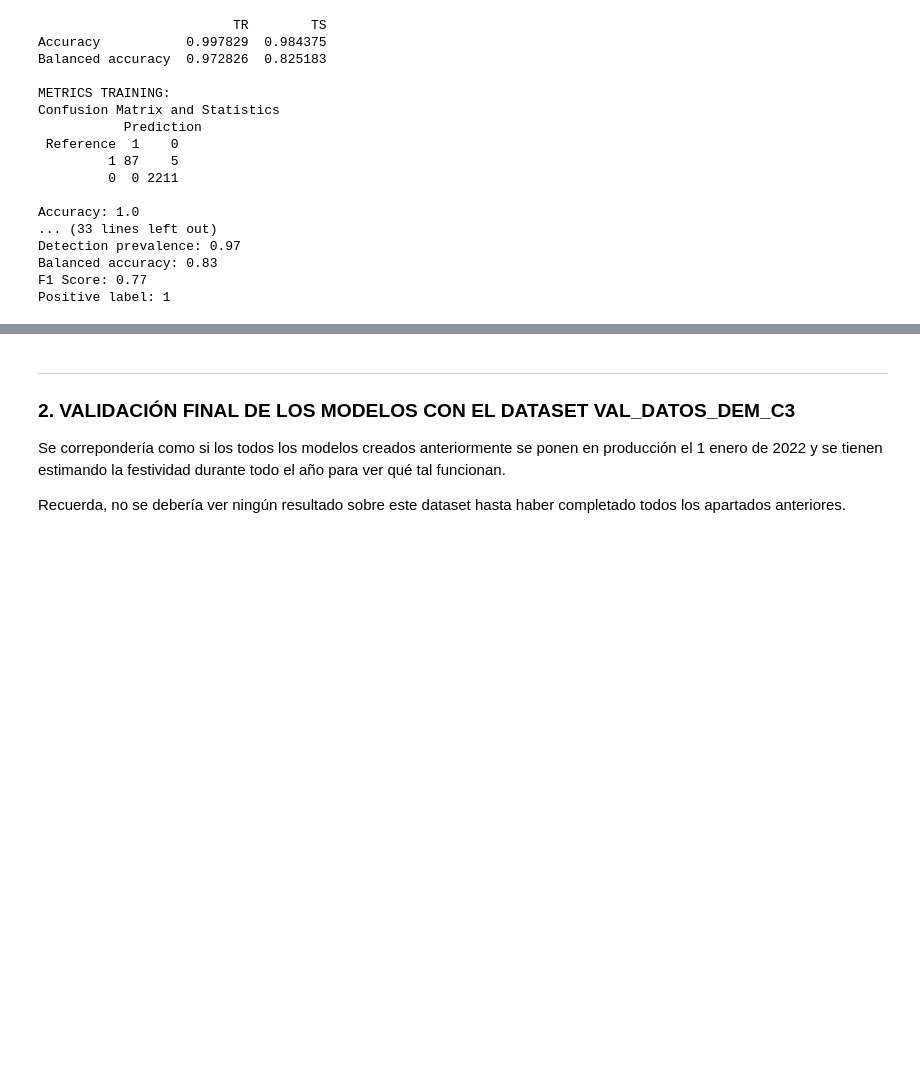
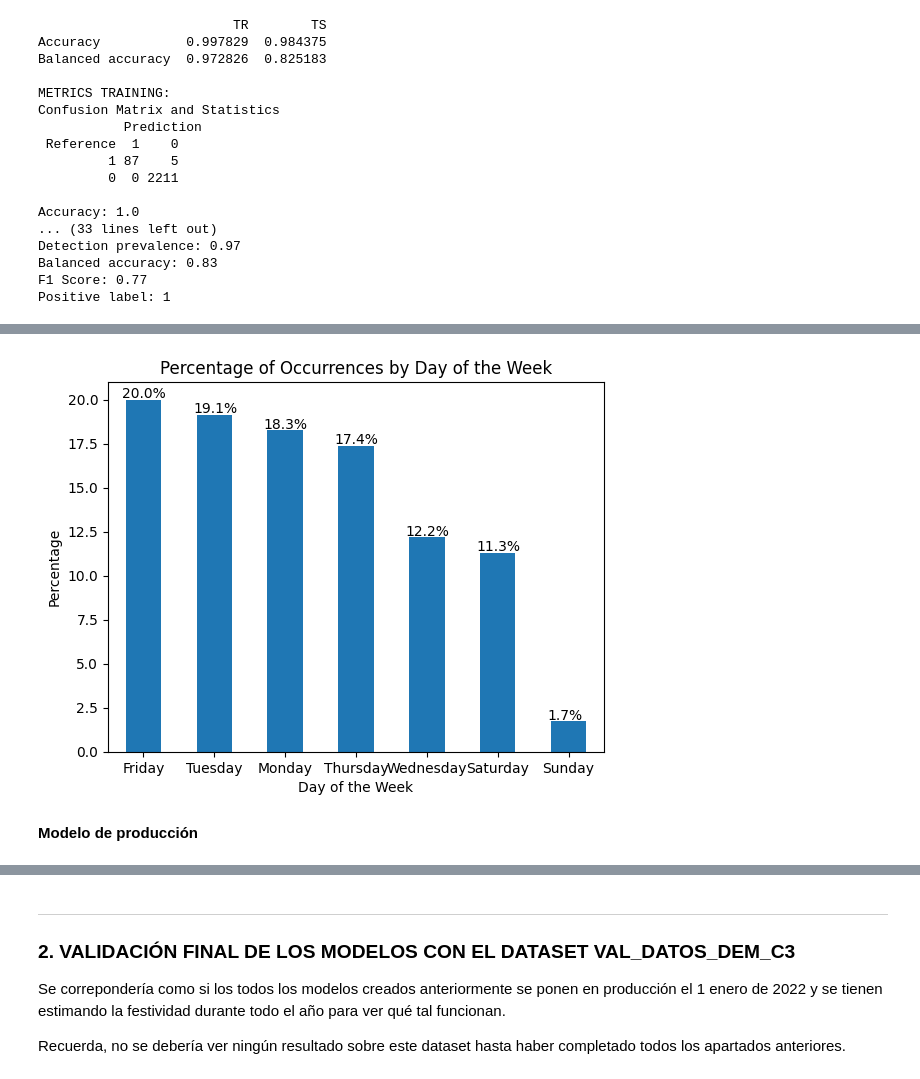
Before and after one commit to maroacc/ensemble, a Jupyter notebook: ass1_ML2_GRUPO_G3_Mariajo.ipynb, the cells around one changed output, grey strips where cells are left out. Cells and saved outputs as stored; diff of their text form; code cells hidden in the pictures; blank space fills up the shorter version.

```diff
--- a/ass1_ML2_GRUPO_G3_Mariajo.ipynb
+++ b/ass1_ML2_GRUPO_G3_Mariajo.ipynb
@@ -456,0 +682,35 @@ Positive label: 1
+# %%
+df_f = df_aju[(df_aju.FESTIVO == 1)]
+
+# create a dictionary to map numeric values to day names
+day_names = {1: 'Monday', 2: 'Tuesday', 3: 'Wednesday', 4: 'Thursday', 5: 'Friday', 6: 'Saturday', 7: 'Sunday'}
+
+# create a new column with day names
+df_f['DAY_NAME'] = df_f['DIASEM'].map(day_names)
+
+# count the occurrences of each day name
+counts = df_f['DAY_NAME'].value_counts()
+
+# calculate the percentage of occurrences of each day name
+percentages = (counts / counts.sum()) * 100
+
+# create a bar plot of the percentages
+ax = percentages.plot(kind='bar', width=0.5)
+
+# set the plot title and axis labels
+plt.title('Percentage of Occurrences by Day of the Week')
+plt.xlabel('Day of the Week')
+plt.ylabel('Percentage')
+
+# set the rotation of the x-axis tick labels
+ax.set_xticklabels(ax.get_xticklabels(), rotation=0)
+
+for i, v in enumerate(percentages):
+    ax.text(i-0.3, v+0.1, "{:.1f}%".format(v), color='black')
+
+# show the plot
+plt.show()
+# %% [output]
+[figure, added]
+# %% [markdown]
+**Modelo de producción**
```
Also changed, not shown: parts of 21 cells of this notebook.
